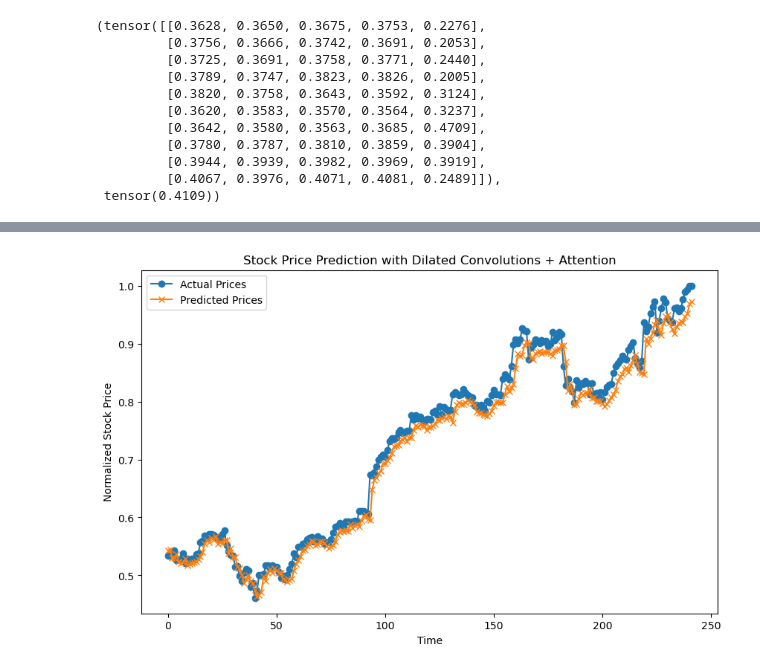
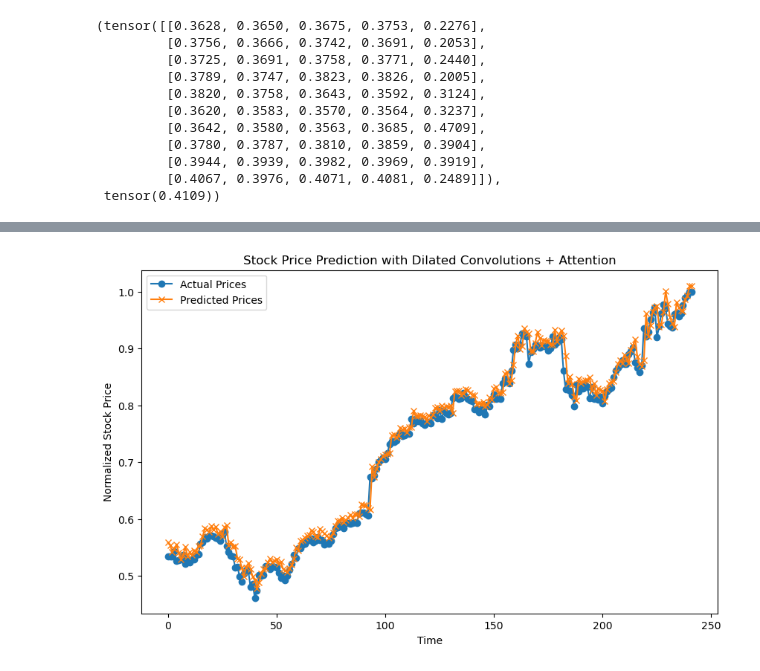
Before and after one commit to gitsouderos/Thesis, a Jupyter notebook: Dilated_Conv_Pipeline.ipynb, the cells around one changed output, grey strips where cells are left out. Cells and saved outputs as stored; diff of their text form; code cells hidden in the pictures.

```diff
--- a/Dilated_Conv_Pipeline.ipynb
+++ b/Dilated_Conv_Pipeline.ipynb
@@ -66,8 +66,3 @@ train_dataset[0]
          [0.3944, 0.3939, 0.3982, 0.3969, 0.3919],
          [0.4067, 0.3976, 0.4071, 0.4081, 0.2489]]),
  tensor(0.4109))
-# %%
-# Create DataLoaders
-batch_size = 32
-train_loader = DataLoader(train_dataset, batch_size=batch_size, shuffle=True)
-test_loader = DataLoader(test_dataset, batch_size=batch_size, shuffle=False)
@@ -74,15 +159,26 @@ test_loader = DataLoader(test_dataset, batch_size=batch_size, shuffle=False)
 # %%
 # Define the new model
+# Testing {'hidden_size': 32, 'kernel_size': 3, 'dilation_rates': [1, 2, 4], 'num_heads': 8, 'batch_size': 32, 'learning_rate': 0.005, 'epochs': 50}...
+# Test Loss: 0.0002
+# Testing {'hidden_size': 32, 'kernel_size': 3, 'dilation_rates': [1, 2, 4, 8], 'num_heads': 8, 'batch_size': 8, 'learning_rate': 0.005, 'epochs': 50}...
+# Test Loss: 0.0002
+
 input_size = len(feature_columns)  # Number of features
-hidden_size = 64  # Number of output channels from CNN
-model = AttDiCEm(input_size=input_size, hidden_size=hidden_size)
+hidden_size = 32  # Number of output channels from CNN
+kernel_size=3
+dilation_rates=[1, 2, 4,8]
+num_heads=8
+model = AttDiCEm(input_size=input_size, hidden_size=hidden_size, kernel_size=kernel_size, dilation_rates=dilation_rates, num_heads=num_heads)
+
+train_loader = DataLoader(train_dataset, batch_size=32, shuffle=True)
+test_loader = DataLoader(test_dataset, batch_size=32, shuffle=False)
 
 # Loss and optimizer
 criterion = nn.MSELoss()
-optimizer = torch.optim.Adam(model.parameters(), lr=1e-3)
+optimizer = torch.optim.Adam(model.parameters(), lr=5e-3)
 
 # Training loop
-epochs = 30
+epochs = 50
 for epoch in range(epochs):
     model.train()
     for inputs, targets in train_loader:
@@ -134 +230 @@ Epoch 30/30, Loss: 0.0007053311564959586
-[figure, old version]
+[figure, new version]
```
Also changed, not shown: parts of 2 cells of this notebook, 5 other files.
